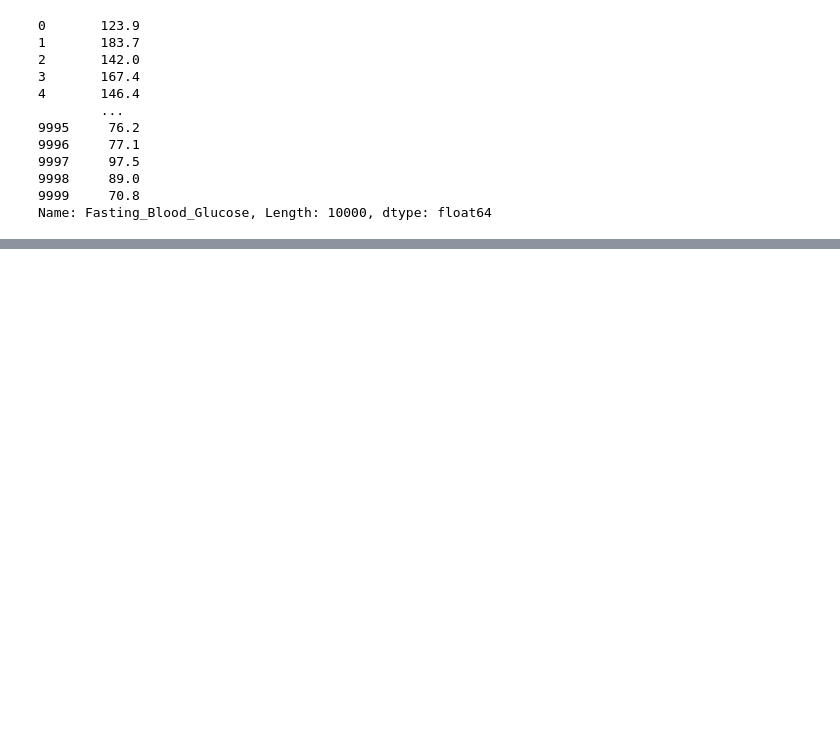
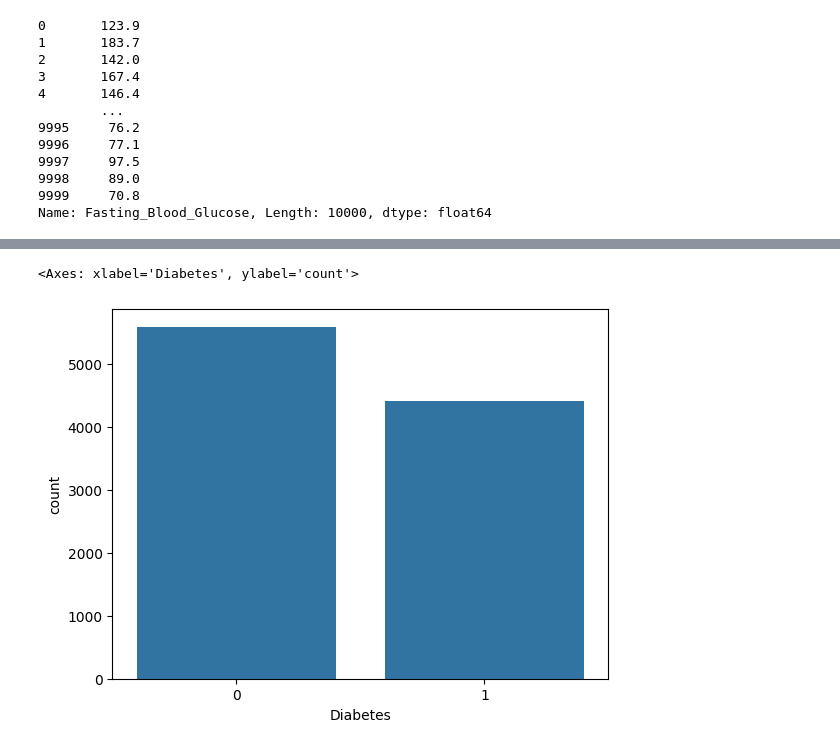
Before and after one commit to Pablo-Sant/Classificacao_diabetes, a Jupyter notebook: notebooks/01-eda.ipynb, the cells around one changed output, grey strips where cells are left out. Saved outputs shown, nothing was run; the diff lists cells and outputs as text; code cells hidden in the pictures; blank space fills up the shorter version.

```diff
--- a/notebooks/01-eda.ipynb
+++ b/notebooks/01-eda.ipynb
@@ -166,0 +200,2 @@ Name: Fasting_Blood_Glucose, Length: 10000, dtype: float64
+# %%
+dataset["Diabetes"] = np.where((dataset["Fasting_Blood_Glucose"] >= 126) & (dataset["HbA1c"] >= 6.5), 1, 0)
@@ -166,0 +233,5 @@ Name: Fasting_Blood_Glucose, Length: 10000, dtype: float64
+# %%
+sns.countplot(data = dataset, x="Diabetes")
+# %% [output]
+<Axes: xlabel='Diabetes', ylabel='count'>
+[figure, added]
```
Also changed, not shown: parts of 42 cells of this notebook, 1 other file.
